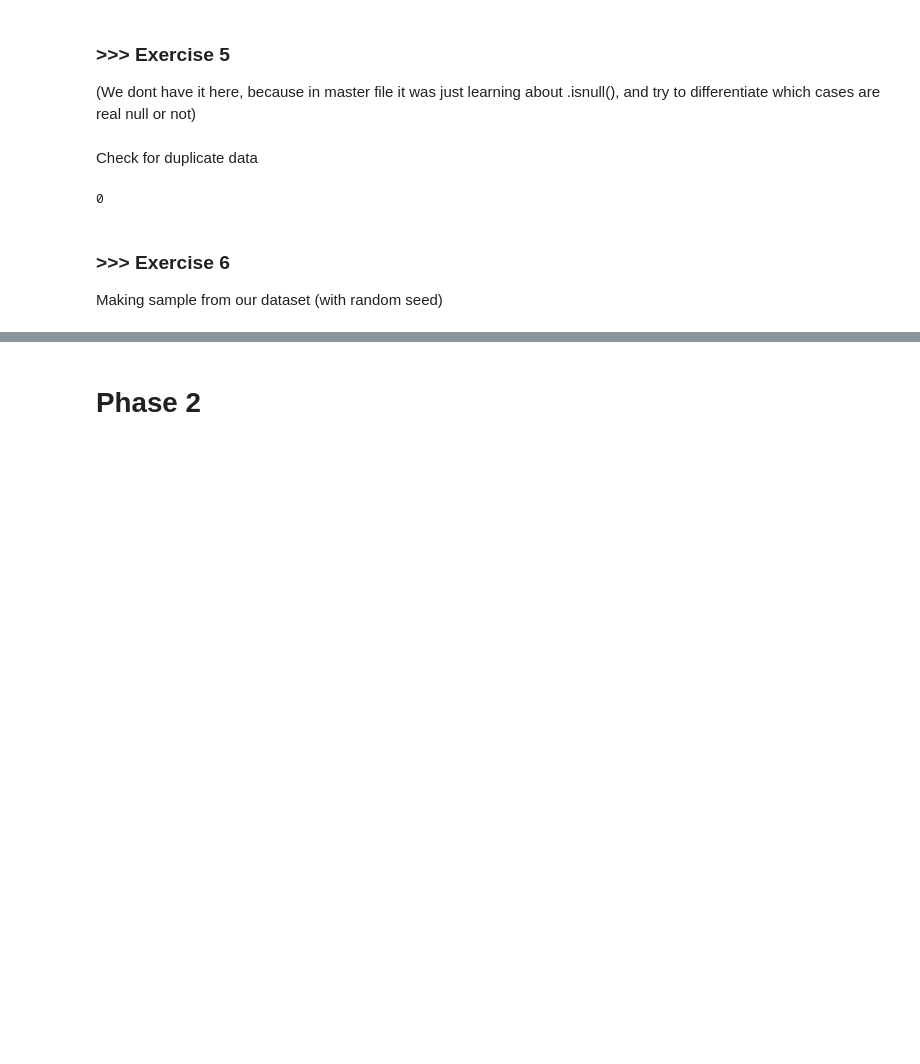
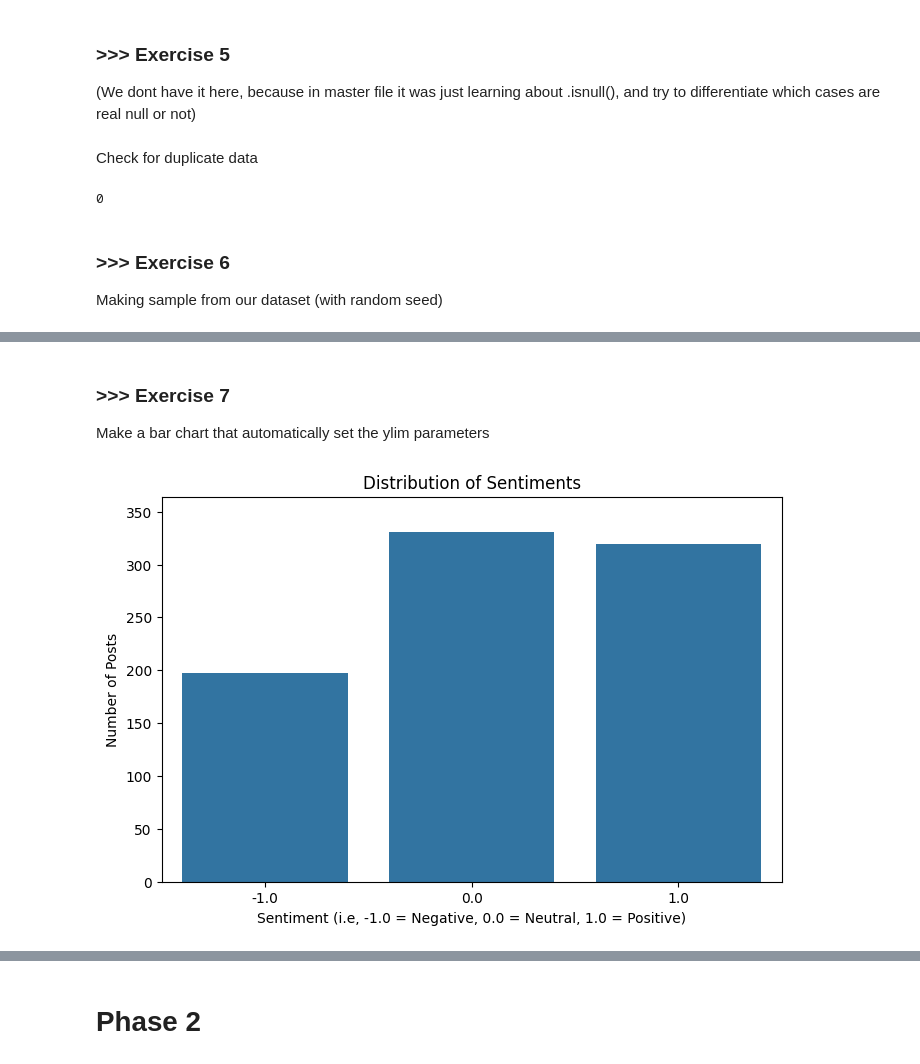
Before and after one commit to zhangjingxing/DM2025-Lab1-Exercise, a Jupyter notebook: DM2025-Lab1-Homework.ipynb, the cells around one changed output, grey strips where cells are left out. Saved outputs shown, nothing was run; the diff lists cells and outputs as text; code cells hidden in the pictures; blank space fills up the shorter version.

```diff
--- a/DM2025-Lab1-Homework.ipynb
+++ b/DM2025-Lab1-Homework.ipynb
@@ -254,0 +257,25 @@ len(df_sample)
+# %% [markdown]
+### >>> Exercise 7
+Make a bar chart that automatically set the ylim parameters
+# %%
+# count the number of occurences of each type in 'sentiment' column
+
+sentiment_counts = df['sentiment'].value_counts()
+
+# look for the max occurences, for the ylim
+max_count = sentiment_counts.max()
+
+buffer = max_count * 0.1 # we add a small number for ylim, to be visually appealing (have some space up there)
+
+plt.figure(figsize=(8 , 5))
+
+sns.barplot(x=sentiment_counts.index,  y = sentiment_counts.values)
+
+plt.ylim(0, max_count + buffer)
+
+plt.title('Distribution of Sentiments')
+plt.xlabel('Sentiment (i.e, -1.0 = Negative, 0.0 = Neutral, 1.0 = Positive)')
+plt.ylabel('Number of Posts')
+plt.show()
+# %% [output]
+[figure, added]
```
Also changed, not shown: parts of 35 cells of this notebook, 1 other file.
